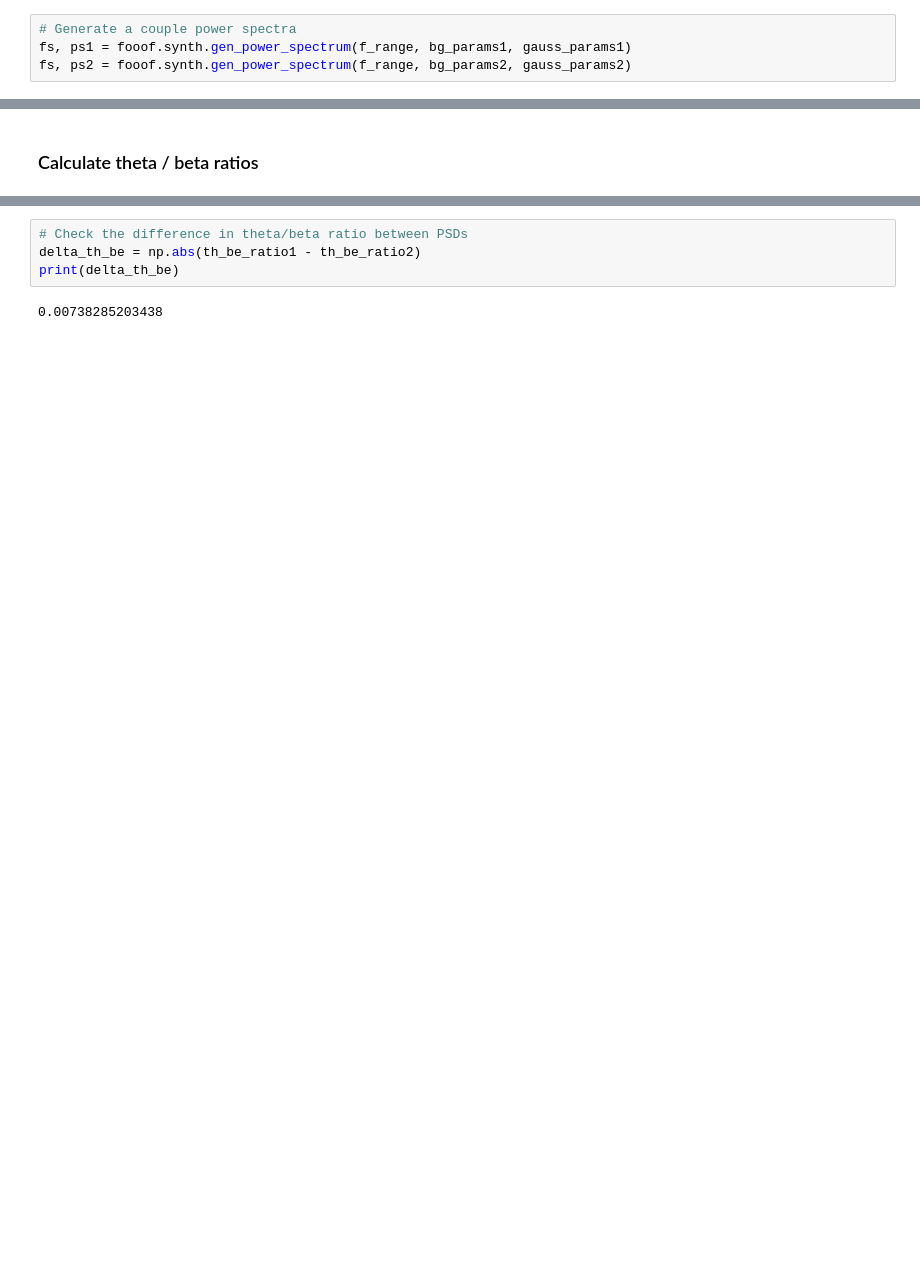
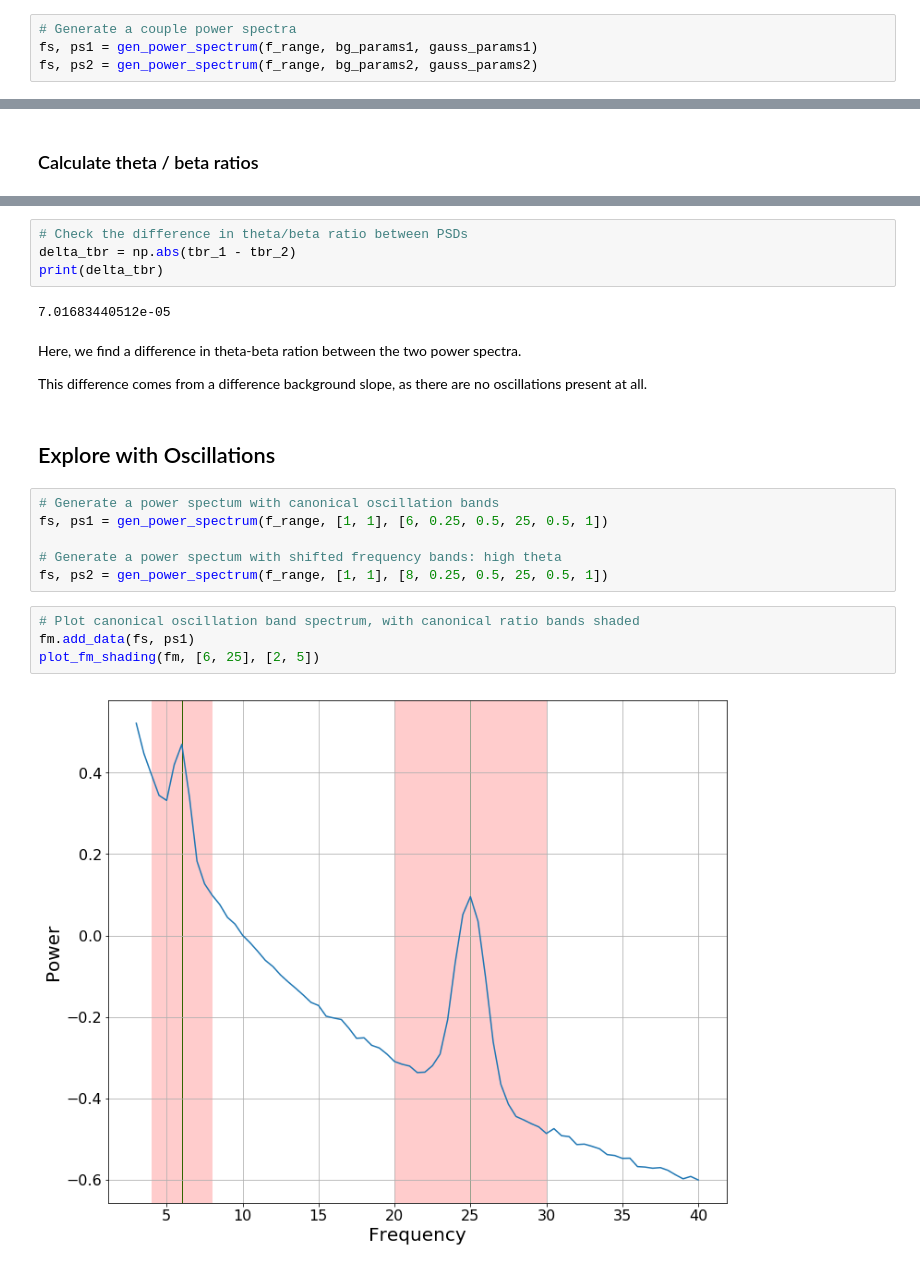
Before and after one commit to voytekresearch/BandRatios, a Jupyter notebook: 0-PSDRatioExplorations.ipynb, the cells around one changed output, grey strips where cells are left out. Saved outputs shown, nothing was run; the diff lists cells and outputs as text; blank space fills up the shorter version.

Commit message:
Update notebook: add oscillation example

```diff
--- a/0-PSDRatioExplorations.ipynb
+++ b/0-PSDRatioExplorations.ipynb
@@ -52,8 +65,8 @@ theta_range = [4, 8]
 beta_range = [15, 30]
 # %%
 # Generate a couple power spectra
-fs, ps1 = fooof.synth.gen_power_spectrum(f_range, bg_params1, gauss_params1)
-fs, ps2 = fooof.synth.gen_power_spectrum(f_range, bg_params2, gauss_params2)
+fs, ps1 = gen_power_spectrum(f_range, bg_params1, gauss_params1)
+fs, ps2 = gen_power_spectrum(f_range, bg_params2, gauss_params2)
 # %%
 fm = FOOOF()
 # %%
@@ -83,6 +88,24 @@ th_be_ratio2 = np.mean(theta2) / np.mean(beta2)
 # %%
 # Check the difference in theta/beta ratio between PSDs
-delta_th_be = np.abs(th_be_ratio1 - th_be_ratio2)
-print(delta_th_be)
+delta_tbr = np.abs(tbr_1 - tbr_2)
+print(delta_tbr)
 # %% [output]
-0.00738285203438
+7.01683440512e-05
+# %% [markdown]
+Here, we find a difference in theta-beta ration between the two power spectra.
+
+This difference comes from a difference background slope, as there are no oscillations present at all.
+# %% [markdown]
+## Explore with Oscillations
+# %%
+# Generate a power spectum with canonical oscillation bands
+fs, ps1 = gen_power_spectrum(f_range, [1, 1], [6, 0.25, 0.5, 25, 0.5, 1])
+
+# Generate a power spectum with shifted frequency bands: high theta
+fs, ps2 = gen_power_spectrum(f_range, [1, 1], [8, 0.25, 0.5, 25, 0.5, 1])
+# %%
+# Plot canonical oscillation band spectrum, with canonical ratio bands shaded
+fm.add_data(fs, ps1)
+plot_fm_shading(fm, [6, 25], [2, 5])
+# %% [output]
+[figure, added]
```
Also changed, not shown: parts of 12 cells of this notebook.
